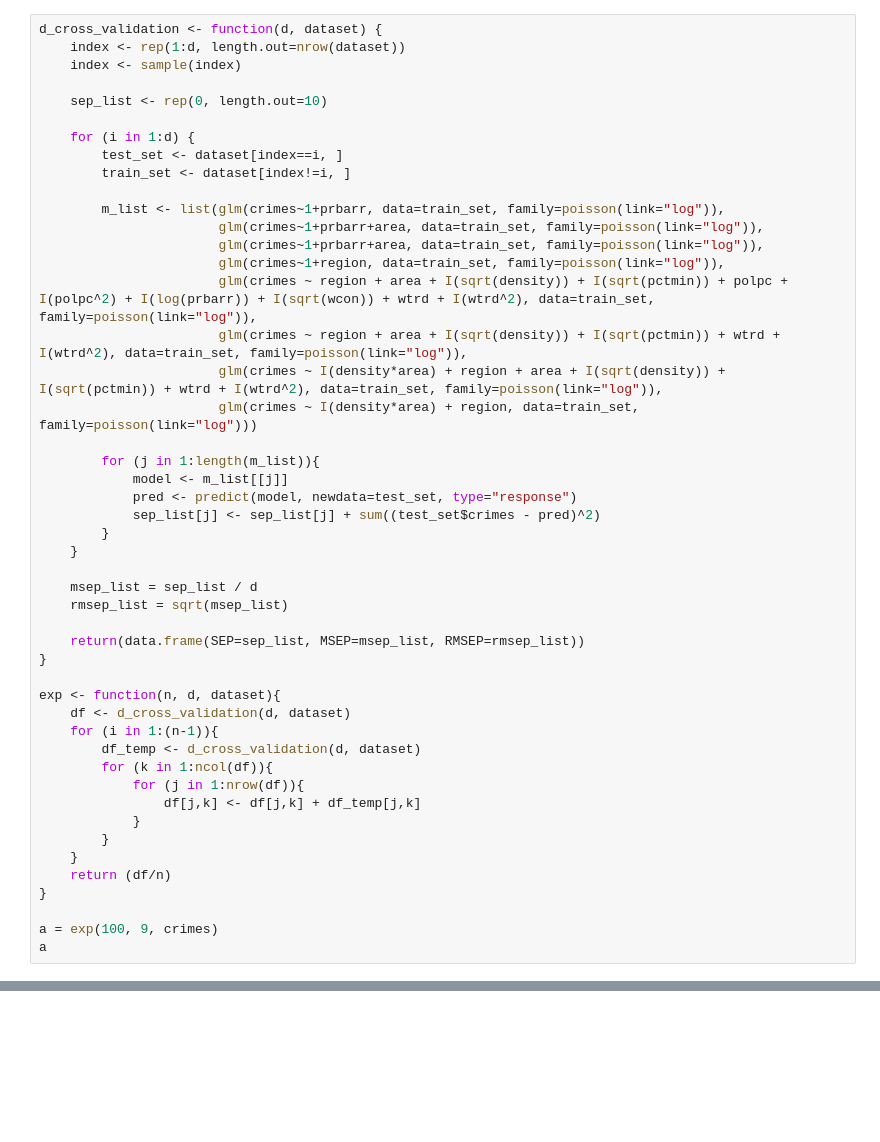
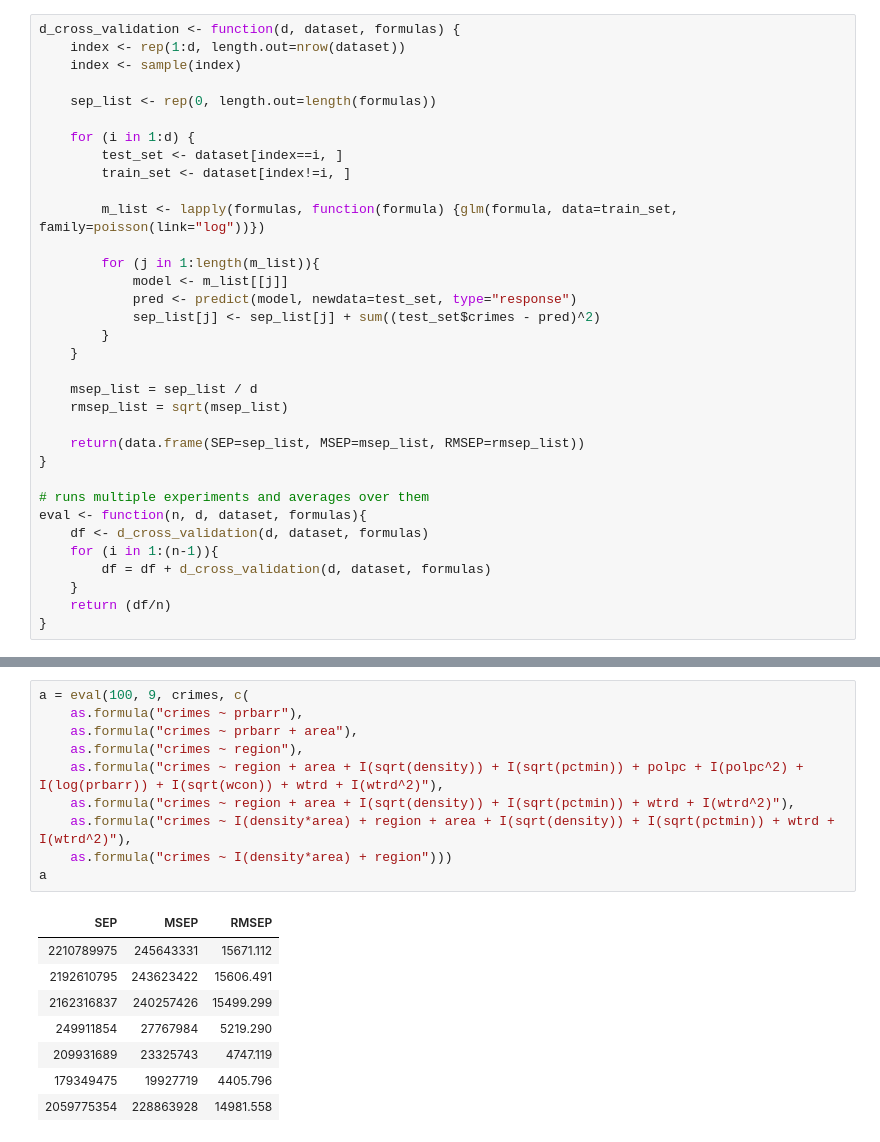
Before and after one commit to HenningAthor/SV_Crimes, a Jupyter notebook: Henning/Model.ipynb, the cells around one changed output, grey strips where cells are left out. Cells and saved outputs as stored; diff of their text form; blank space fills up the shorter version.

```diff
--- a/Henning/Model.ipynb
+++ b/Henning/Model.ipynb
@@ -22,24 +20,17 @@ A data.frame: 90 × 16
 | 3940 | 0.2236710 | 0.450000 | 0.0017569 | 169.51870 | 368.174 | 24.62795 | other | 37.43110 | 0.0894729 | 222.2222 | 237.91 | ... |
 | 513 | 0.1589150 | 0.356322 | 0.0008308 | 85.71429 | 334.829 | 16.64038 | west | 5.46081 | 0.0806272 | 183.1502 | 260.86 | ... |
 # %%
-d_cross_validation <- function(d, dataset) {
+d_cross_validation <- function(d, dataset, formulas) {
     index <- rep(1:d, length.out=nrow(dataset))
     index <- sample(index)
 
-    sep_list <- rep(0, length.out=10)
+    sep_list <- rep(0, length.out=length(formulas))
 
     for (i in 1:d) {
         test_set <- dataset[index==i, ]
         train_set <- dataset[index!=i, ]
 
-        m_list <- list(glm(crimes~1+prbarr, data=train_set, family=poisson(link="log")),
-                       glm(crimes~1+prbarr+area, data=train_set, family=poisson(link="log")),
-                       glm(crimes~1+prbarr+area, data=train_set, family=poisson(link="log")),
-                       glm(crimes~1+region, data=train_set, family=poisson(link="log")),
-                       glm(crimes ~ region + area + I(sqrt(density)) + I(sqrt(pctmin)) + polpc + I(polpc^2) + I(log(prbarr)) + I(sqrt(wcon)) + wtrd + I(wtrd^2), data=train_set, family=poisson(link="log")),
-                       glm(crimes ~ region + area + I(sqrt(density)) + I(sqrt(pctmin)) + wtrd + I(wtrd^2), data=train_set, family=poisson(link="log")),
-                       glm(crimes ~ I(density*area) + region + area + I(sqrt(density)) + I(sqrt(pctmin)) + wtrd + I(wtrd^2), data=train_set, family=poisson(link="log")),
-                       glm(crimes ~ I(density*area) + region, data=train_set, family=poisson(link="log")))
+        m_list <- lapply(formulas, function(formula) {glm(formula, data=train_set, family=poisson(link="log"))})
 
         for (j in 1:length(m_list)){
             model <- m_list[[j]]
@@ -54,18 +45,11 @@ d_cross_validation <- function(d, dataset) {
     return(data.frame(SEP=sep_list, MSEP=msep_list, RMSEP=rmsep_list))
 }
 
-exp <- function(n, d, dataset){
-    df <- d_cross_validation(d, dataset)
+# runs multiple experiments and averages over them
+eval <- function(n, d, dataset, formulas){
+    df <- d_cross_validation(d, dataset, formulas)
     for (i in 1:(n-1)){
-        df_temp <- d_cross_validation(d, dataset)
-        for (k in 1:ncol(df)){
-            for (j in 1:nrow(df)){
-                df[j,k] <- df[j,k] + df_temp[j,k]
-            }
-        }
+        df = df + d_cross_validation(d, dataset, formulas)
     }
     return (df/n)
 }
-
-a = exp(100, 9, crimes)
-a
@@ -85,0 +56,19 @@ A data.frame: 10 × 3
+# %%
+a = eval(100, 9, crimes, c(
+    as.formula("crimes ~ prbarr"),
+    as.formula("crimes ~ prbarr + area"),
+    as.formula("crimes ~ region"),
+    as.formula("crimes ~ region + area + I(sqrt(density)) + I(sqrt(pctmin)) + polpc + I(polpc^2) + I(log(prbarr)) + I(sqrt(wcon)) + wtrd + I(wtrd^2)"),
+    as.formula("crimes ~ region + area + I(sqrt(density)) + I(sqrt(pctmin)) + wtrd + I(wtrd^2)"),
+    as.formula("crimes ~ I(density*area) + region + area + I(sqrt(density)) + I(sqrt(pctmin)) + wtrd + I(wtrd^2)"),
+    as.formula("crimes ~ I(density*area) + region")))
+a
+# %% [output]
+| SEP | MSEP | RMSEP |
+| 2210789975 | 245643331 | 15671.112 |
+| 2192610795 | 243623422 | 15606.491 |
+| 2162316837 | 240257426 | 15499.299 |
+| 249911854 | 27767984 | 5219.290 |
+| 209931689 | 23325743 | 4747.119 |
+| 179349475 | 19927719 | 4405.796 |
+| 2059775354 | 228863928 | 14981.558 |
```
Also changed, not shown: parts of 2 cells of this notebook.
